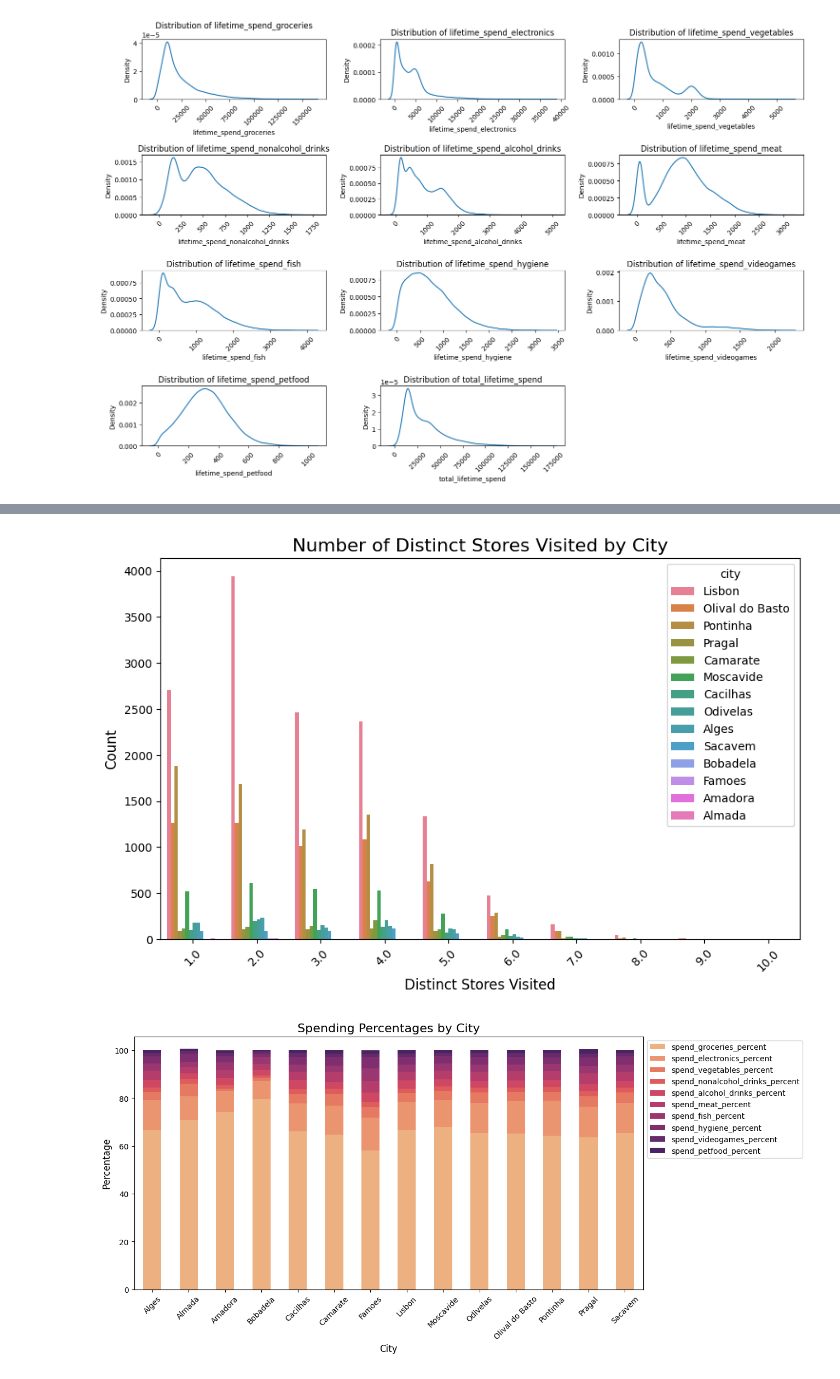
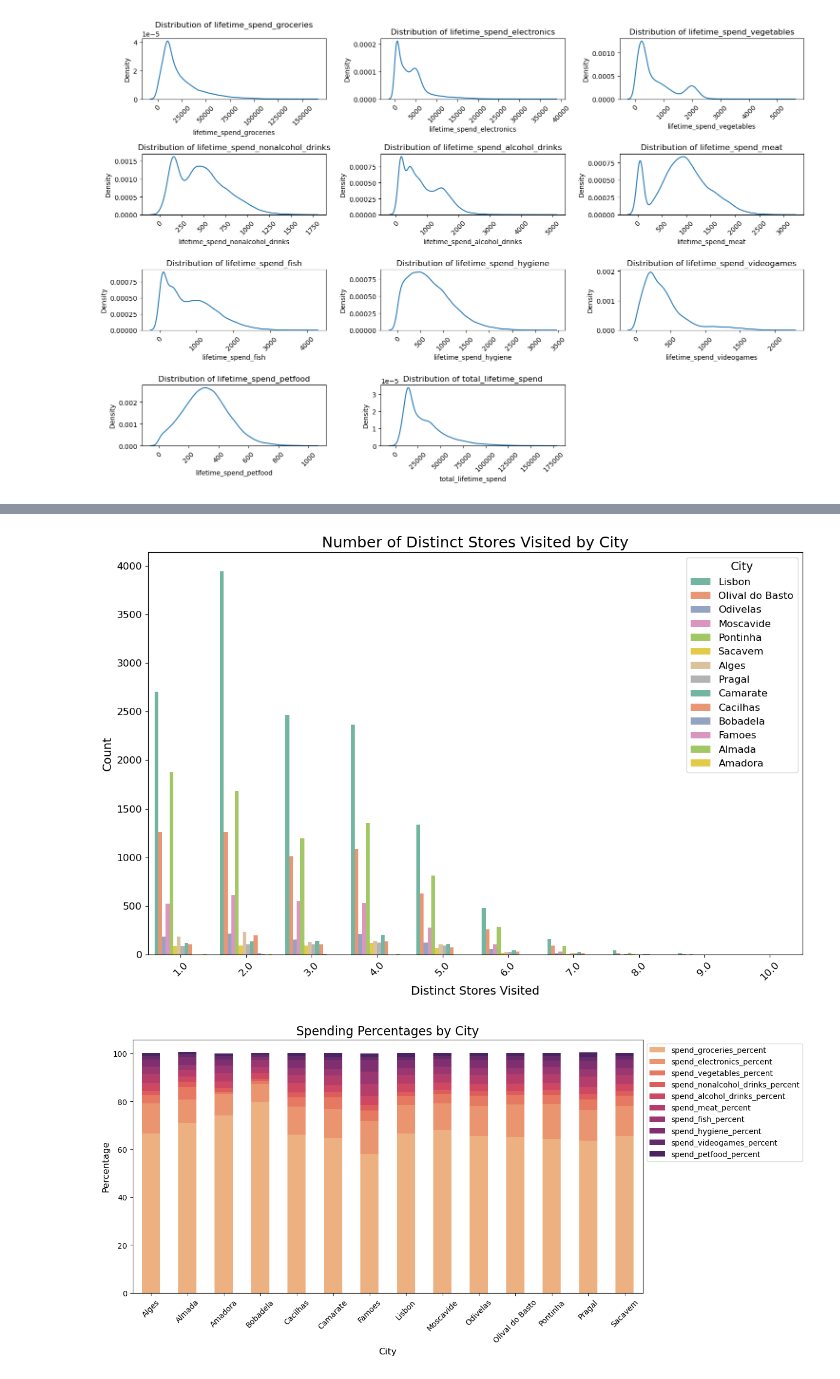
Before and after one commit to Yan-Sidoryk/Unsupervised-Customer-Segmentation, a Jupyter notebook: visualization.ipynb, the cells around one changed output, grey strips where cells are left out. Drawn from its saved outputs; the diff is of its cells as text; code cells hidden in the pictures.

```diff
--- a/visualization.ipynb
+++ b/visualization.ipynb
@@ -228,22 +256,27 @@ plt.show()
 # %%
-# Adjust the figure size
-plt.figure(figsize=(10, 6))
+#
+plt.figure(figsize=(12, 8))
 
-# Create the count plot
-sns.countplot(data=info_df, x='distinct_stores_visited', hue='city')#, palette='viridis')
+# Create the count plot with a better color palette
+sns.countplot(data=info_df, x='distinct_stores_visited', hue='city', palette='Set2')
 
 # Add a title and labels
-plt.title('Number of Distinct Stores Visited by City', fontsize=16)
-plt.xlabel('Distinct Stores Visited', fontsize=12)
-plt.ylabel('Count', fontsize=12)
+plt.title('Number of Distinct Stores Visited by City', fontsize=18)
+plt.xlabel('Distinct Stores Visited', fontsize=14)
+plt.ylabel('Count', fontsize=14)
 
-# Rotate x-axis labels if needed
-plt.xticks(rotation=45)
+# Rotate x-axis labels for better readability
+plt.xticks(rotation=45, fontsize=12)
+plt.yticks(fontsize=12)
+
+# Add a legend with a better position
+plt.legend(title='City', fontsize=12, title_fontsize=14, loc='upper right')
 
 # Show the plot
+plt.tight_layout()
 plt.show()
 # %% [output]
-[figure, old version]
+[figure, new version]
 # %%
 spending_percent_columns = [
     'spend_groceries_percent', 'spend_electronics_percent', 'spend_vegetables_percent',
```
Also changed, not shown: parts of 7 cells of this notebook.
